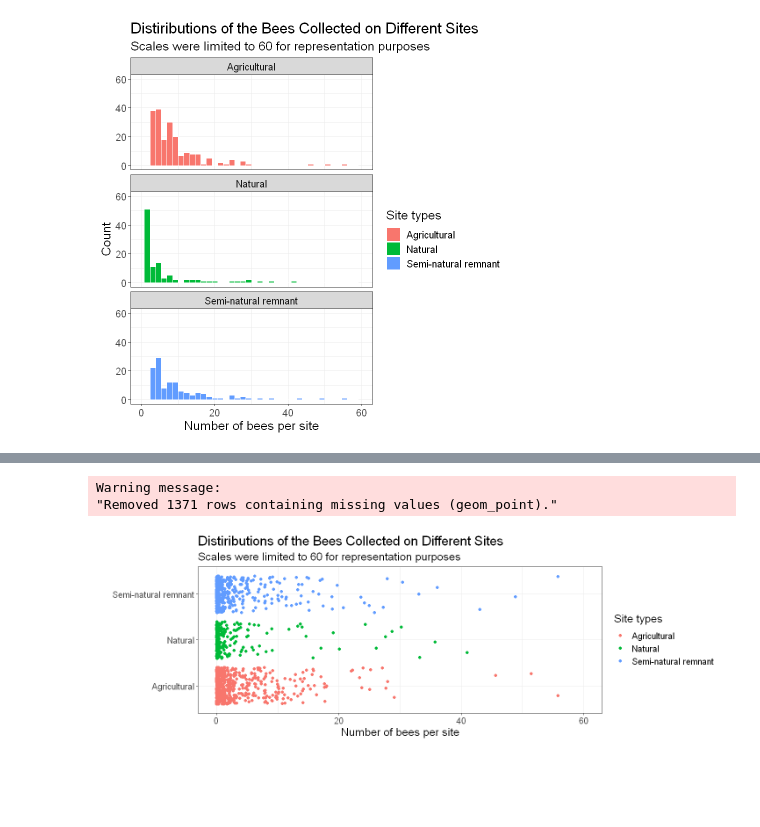
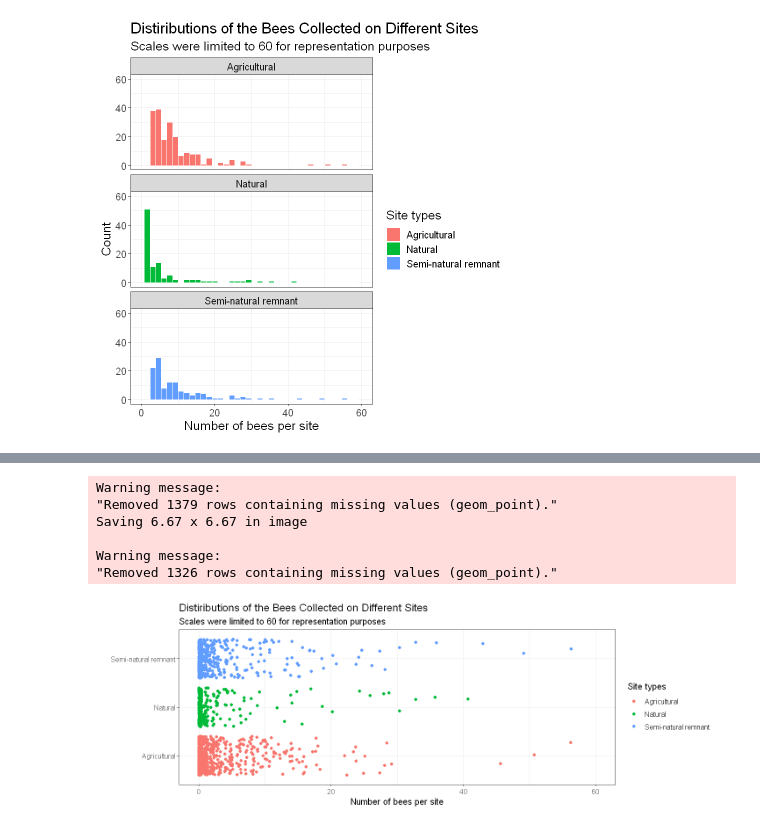
Before and after one commit to UBC-MDS/DSCI_522_Bee_Count_Comparison_Group_26, a Jupyter notebook: src/eda_literate_code_document.ipynb, the cells around one changed output, grey strips where cells are left out. Saved outputs shown, nothing was run; the diff lists cells and outputs as text; code cells hidden in the pictures; blank space fills up the shorter version.

```diff
--- a/src/eda_literate_code_document.ipynb
+++ b/src/eda_literate_code_document.ipynb
@@ -156,25 +161,29 @@ Warning message:
 # %%
 options(repr.plot.width=12, repr.plot.height=4)
 
 bee_df_jitter <- ggplot(bee_df) +
     aes(y = site_type,
         x = no_of_bees,
         color = site_type) +
     geom_jitter() +
     labs(x = "Number of bees per site",
          y = "",
          color = "Site types",
          title = "Distiributions of the Bees Collected on Different Sites",
          subtitle = "Scales were limited to 60 for representation purposes"
          ) +
     scale_x_continuous(limits = c(0, 60)) +
     guides(fill = "none") +
     theme_bw() +
-    theme(text =  element_text(size = 15))
+    theme(text =  element_text(size = 12))
 
 bee_df_jitter
-#ggsave("bee_df_jitter.png")
+ggsave("bee_df_jitter.png")
 # %% [output]
 Warning message:
-"Removed 1371 rows containing missing values (geom_point)."
+"Removed 1379 rows containing missing values (geom_point)."
+Saving 6.67 x 6.67 in image
+
+Warning message:
+"Removed 1326 rows containing missing values (geom_point)."
-[figure, old version]
+[figure, new version]
```
Also changed, not shown: parts of 1 cell of this notebook, 3 other files.
